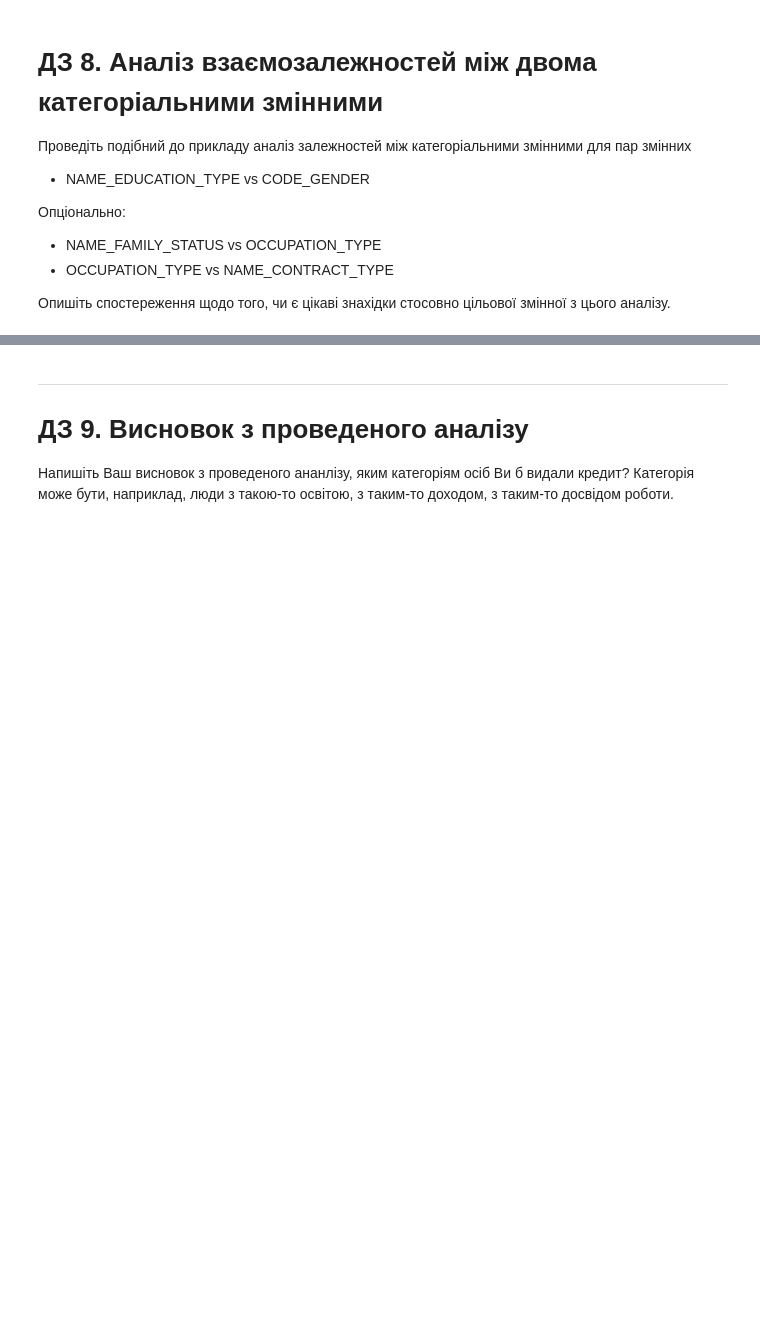
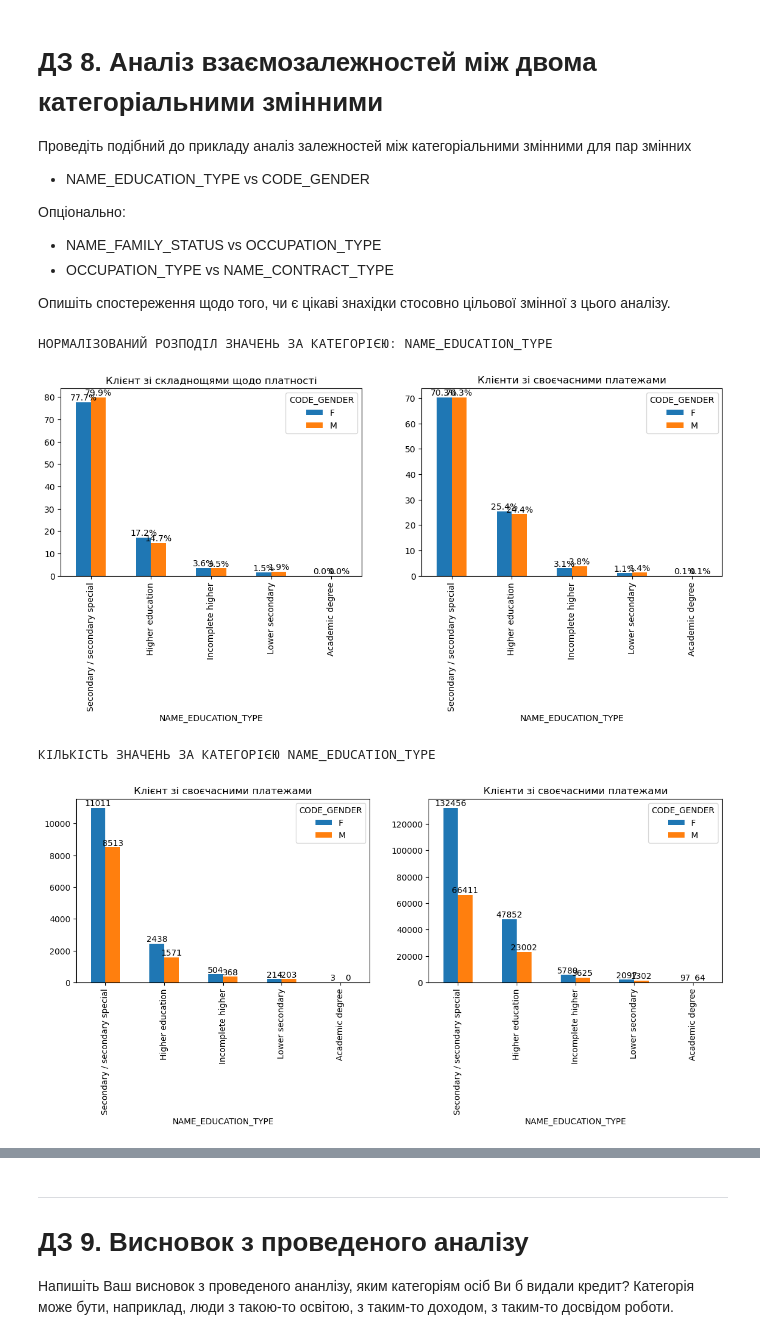
Before and after one commit to YTytova/YTytova_course, a Jupyter notebook: HW_1_2_Credit_EDA.ipynb, the cells around one changed output, grey strips where cells are left out. Cells and saved outputs as stored; diff of their text form; code cells hidden in the pictures; blank space fills up the shorter version.

```diff
--- a/HW_1_2_Credit_EDA.ipynb
+++ b/HW_1_2_Credit_EDA.ipynb
@@ -2740,3 +2740,10 @@ bi_countplot_target(df0, df1, 'NAME_INCOME_TYPE','CODE_GENDER')
 - OCCUPATION_TYPE vs NAME_CONTRACT_TYPE
 
 Опишіть спостереження щодо того, чи є цікаві знахідки стосовно цільової змінної з цього аналізу.
+# %%
+bi_countplot_target(df0, df1, 'NAME_EDUCATION_TYPE','CODE_GENDER')
+# %% [output]
+НОРМАЛІЗОВАНИЙ РОЗПОДІЛ ЗНАЧЕНЬ ЗА КАТЕГОРІЄЮ: NAME_EDUCATION_TYPE
+[figure, added]
+КІЛЬКІСТЬ ЗНАЧЕНЬ ЗА КАТЕГОРІЄЮ NAME_EDUCATION_TYPE
+[figure, added]
```
Also changed, not shown: parts of 1 cell of this notebook.
